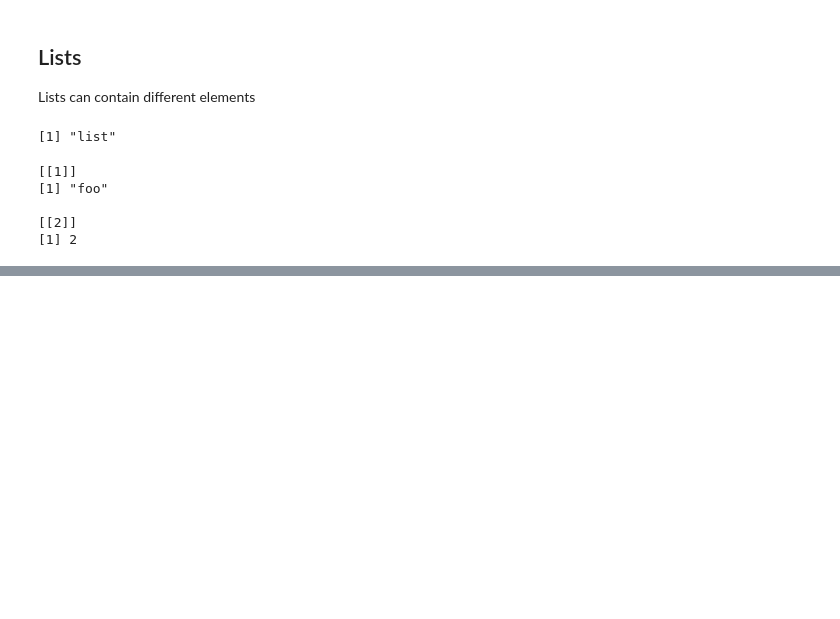
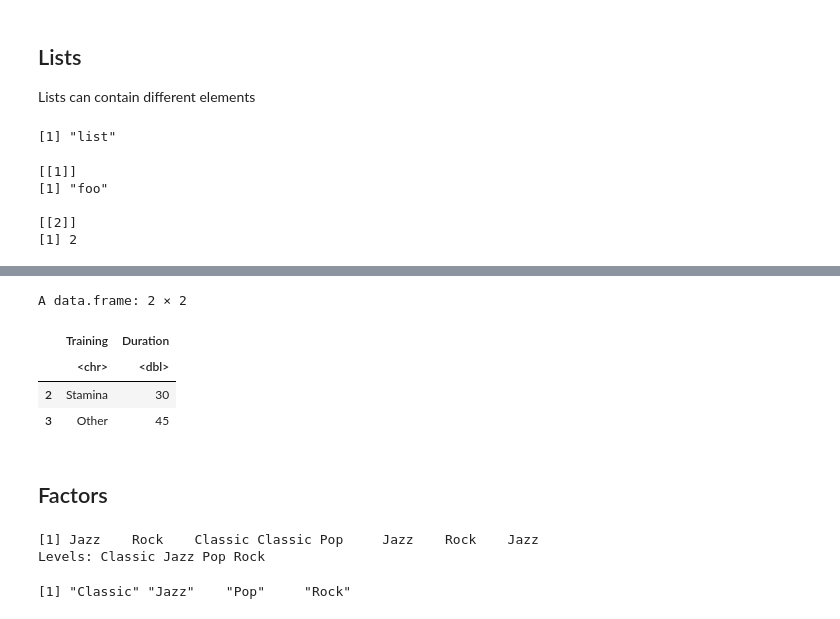
Before and after one commit to discapes/python-notebook, a Jupyter notebook: R_tutorial.ipynb, the cells around one changed output, grey strips where cells are left out. Saved outputs shown, nothing was run; the diff lists cells and outputs as text; code cells hidden in the pictures; blank space fills up the shorter version.

```diff
--- a/R_tutorial.ipynb
+++ b/R_tutorial.ipynb
@@ -422,0 +644,22 @@ class(c(5, "fased"))
+# %%
+Data_Frame[-1, -2]
+# removed the first row, and second column
+# %% [output]
+A data.frame: 2 × 2
+|  | Training | Duration |
+|  | <chr> | <dbl> |
+| 2 | Stamina | 30 |
+| 3 | Other | 45 |
+# %% [markdown]
+## Factors
+# %%
+music_genre <- factor(c("Jazz", "Rock", "Classic", "Classic", "Pop", "Jazz", "Rock", "Jazz"))
+
+music_genre
+# %% [output]
+[1] Jazz    Rock    Classic Classic Pop     Jazz    Rock    Jazz
+Levels: Classic Jazz Pop Rock
+# %%
+levels(music_genre)
+# %% [output]
+[1] "Classic" "Jazz"    "Pop"     "Rock"
```
Also changed, not shown: parts of 22 cells of this notebook, 5 other files.
